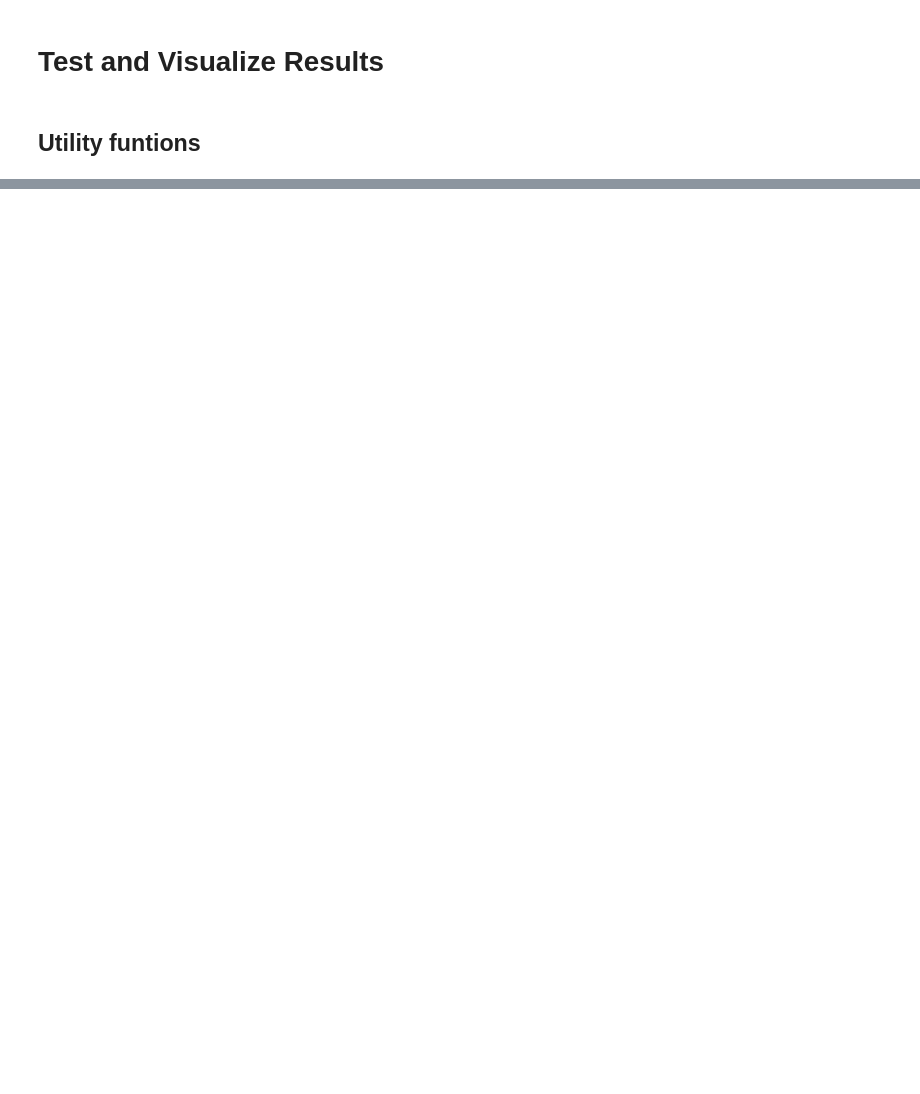
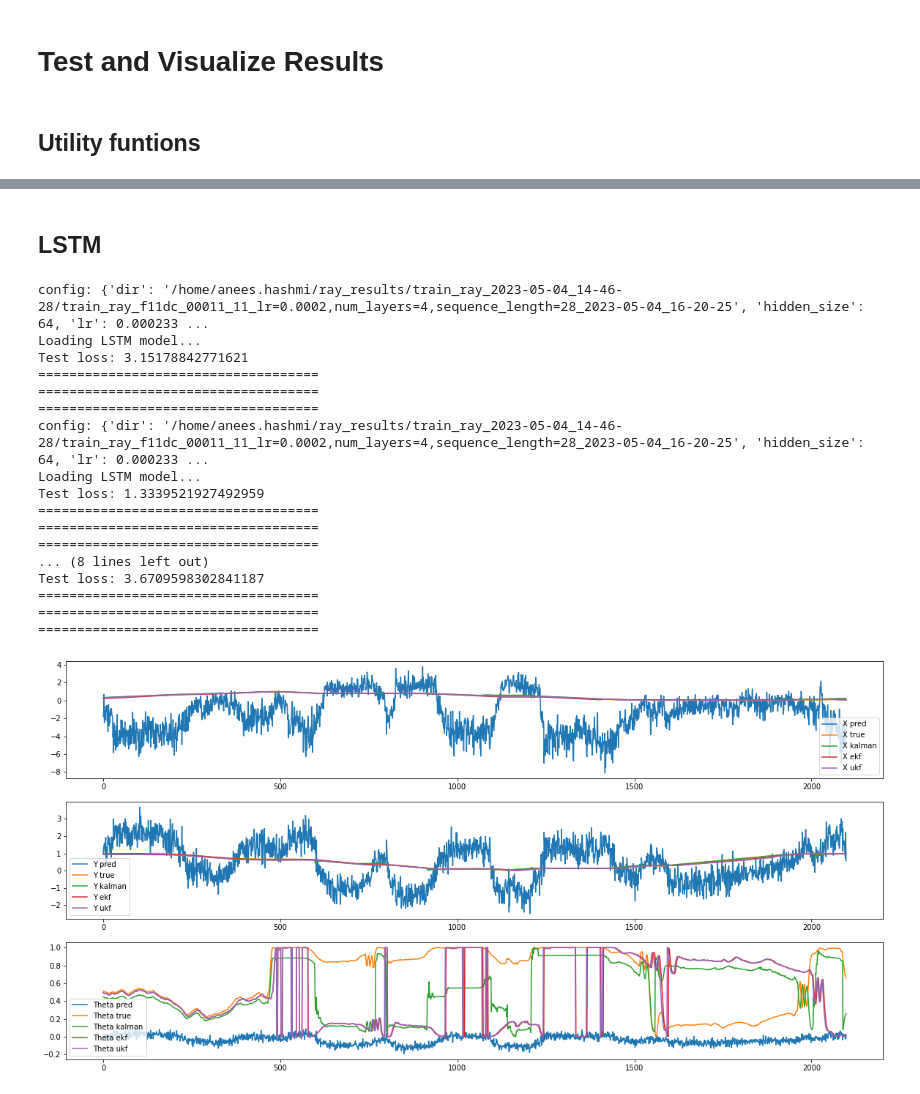
Before and after one commit to aneesurhashmi/kalmanfilters_nn, a Jupyter notebook: test.ipynb, the cells around one changed output, grey strips where cells are left out. Drawn from its saved outputs; the diff is of its cells as text; code cells hidden in the pictures; blank space fills up the shorter version.

```diff
--- a/test.ipynb
+++ b/test.ipynb
@@ -656,0 +505,28 @@ pd.concat([lstm_2d_results_df, rnn_2d_results_df]).set_index(['Test model', 'Tes
+# %% [markdown]
+## LSTM
+# %%
+data_dim = 2
+model_name = "LSTM"
+params, test_set_name = test_setup(data_dim=2, model_name=model_name)
+
+all_resutls_df = get_results(params, test_set_name, model_name=model_name)
+save_results(all_resutls_df, model_name=model_name, data_dim=data_dim)
+# %% [output]
+config: {'dir': '/home/anees.hashmi/ray_results/train_ray_2023-05-04_14-46-28/train_ray_f11dc_00011_11_lr=0.0002,num_layers=4,sequence_length=28_2023-05-04_16-20-25', 'hidden_size': 64, 'lr': 0.000233 ...
+Loading LSTM model...
+Test loss: 3.15178842771621
+====================================
+====================================
+====================================
+config: {'dir': '/home/anees.hashmi/ray_results/train_ray_2023-05-04_14-46-28/train_ray_f11dc_00011_11_lr=0.0002,num_layers=4,sequence_length=28_2023-05-04_16-20-25', 'hidden_size': 64, 'lr': 0.000233 ...
+Loading LSTM model...
+Test loss: 1.3339521927492959
+====================================
+====================================
+====================================
+... (8 lines left out)
+Test loss: 3.6709598302841187
+====================================
+====================================
+====================================
+[figure, added]
```
Also changed, not shown: parts of 40 cells of this notebook, 42 other files.
